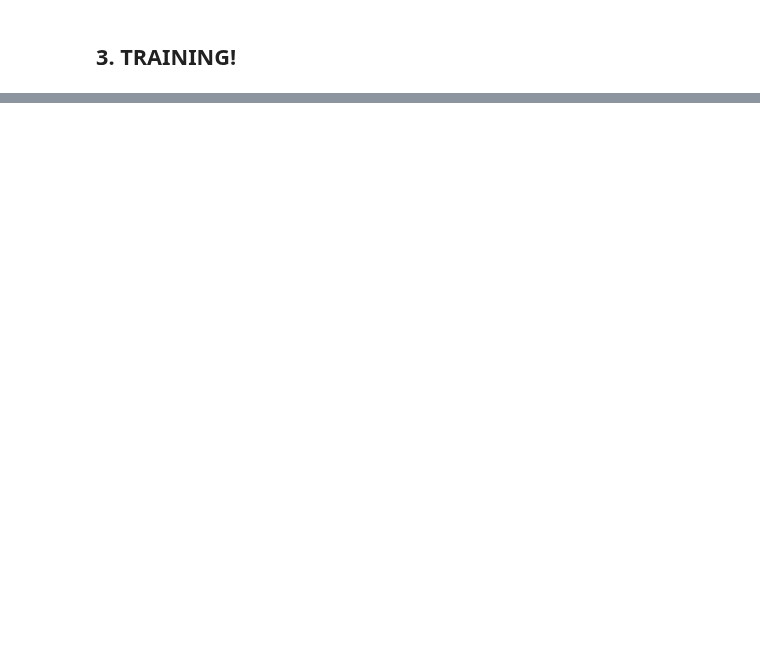
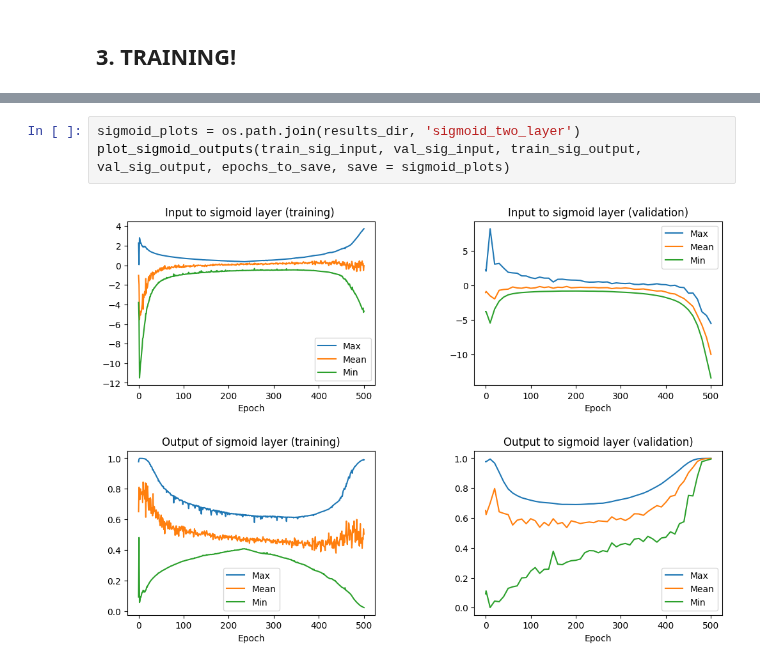
Before and after one commit to clarapecci/SSN_VPL, a Jupyter notebook: two_layer.ipynb, the cells around one changed output, grey strips where cells are left out. Drawn from its saved outputs; the diff is of its cells as text; blank space fills up the shorter version.

```diff
--- a/two_layer.ipynb
+++ b/two_layer.ipynb
@@ -765,0 +831,5 @@ NameError: name 'results_filename' is not defined
+# %%
+sigmoid_plots = os.path.join(results_dir, 'sigmoid_two_layer')
+plot_sigmoid_outputs(train_sig_input, val_sig_input, train_sig_output, val_sig_output, epochs_to_save, save = sigmoid_plots)
+# %% [output]
+[figure, added]
```
Also changed, not shown: parts of 23 cells of this notebook.
